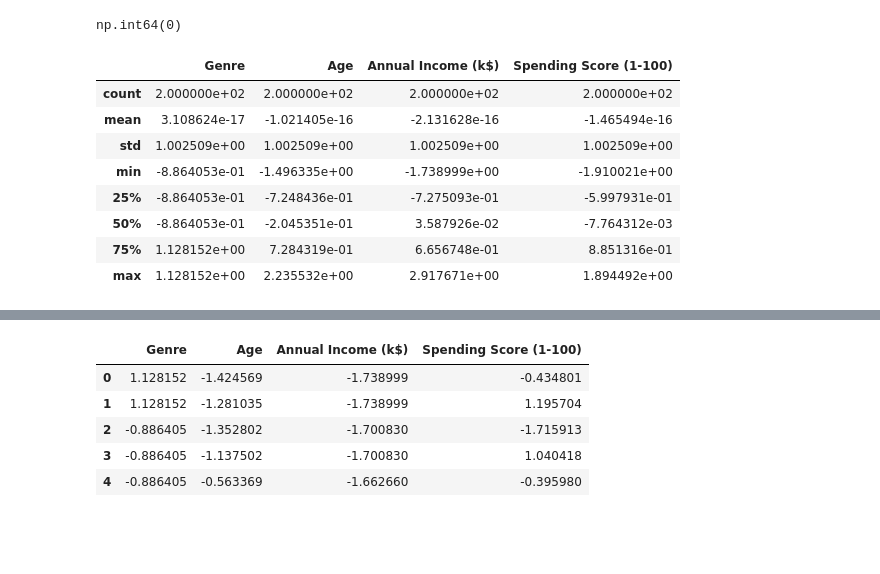
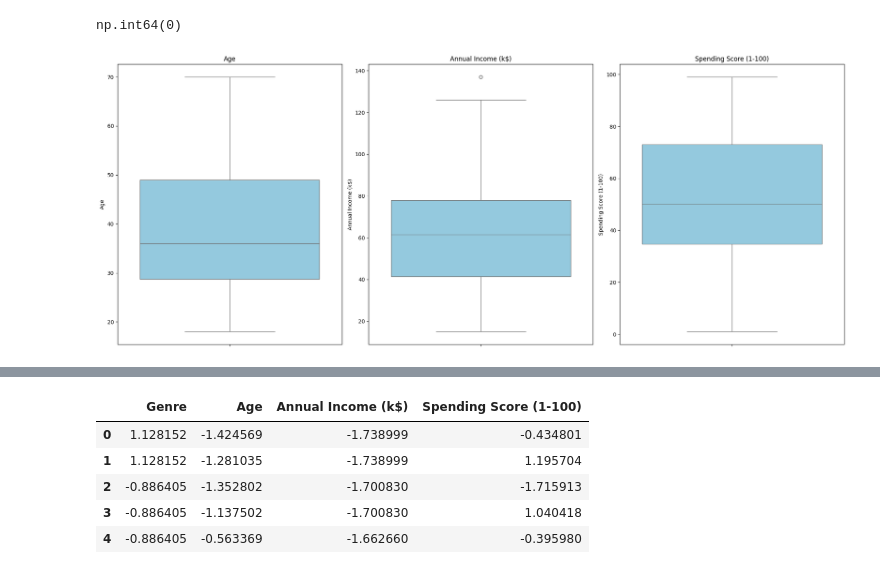
Before and after one commit to Hashir-Ashraf-Awan/Ebryx_ML, a Jupyter notebook: Week03/14-07-25.ipynb, the cells around one changed output, grey strips where cells are left out. Saved outputs shown, nothing was run; the diff lists cells and outputs as text; code cells hidden in the pictures; blank space fills up the shorter version.

```diff
--- a/Week03/14-07-25.ipynb
+++ b/Week03/14-07-25.ipynb
@@ -73,21 +52,21 @@ np.int64(0)
 # %%
 encoder=LabelEncoder()
 df['Genre'] = encoder.fit_transform(df['Genre'])
+# %%
+dd=df.drop(['Genre'], axis=1)
+plt.figure(figsize=(20, 8))
+for i, column in enumerate(dd.columns, 1):
+    plt.subplot(1, len(dd.columns), i)
+    sns.boxplot(y=dd[column], color='skyblue')
+    plt.title(column)
+    plt.tight_layout()
+
+plt.show()
+# %% [output]
+[figure, added]
 # %%
 scaler = StandardScaler()
 numeric_cols = df.select_dtypes(include=['float64', 'int64']).columns
 scaled_array = scaler.fit_transform(df[numeric_cols])
 df_scaled = pd.DataFrame(scaled_array, columns=numeric_cols)
-# %%
-df_scaled.describe()
-# %% [output]
-|  | Genre | Age | Annual Income (k$) | Spending Score (1-100) |
-| count | 2.000000e+02 | 2.000000e+02 | 2.000000e+02 | 2.000000e+02 |
-| mean | 3.108624e-17 | -1.021405e-16 | -2.131628e-16 | -1.465494e-16 |
-| std | 1.002509e+00 | 1.002509e+00 | 1.002509e+00 | 1.002509e+00 |
-| min | -8.864053e-01 | -1.496335e+00 | -1.738999e+00 | -1.910021e+00 |
-| 25% | -8.864053e-01 | -7.248436e-01 | -7.275093e-01 | -5.997931e-01 |
-| 50% | -8.864053e-01 | -2.045351e-01 | 3.587926e-02 | -7.764312e-03 |
-| 75% | 1.128152e+00 | 7.284319e-01 | 6.656748e-01 | 8.851316e-01 |
-| max | 1.128152e+00 | 2.235532e+00 | 2.917671e+00 | 1.894492e+00 |
 # %%
```
Also changed, not shown: parts of 10 cells of this notebook, 1 other file.
